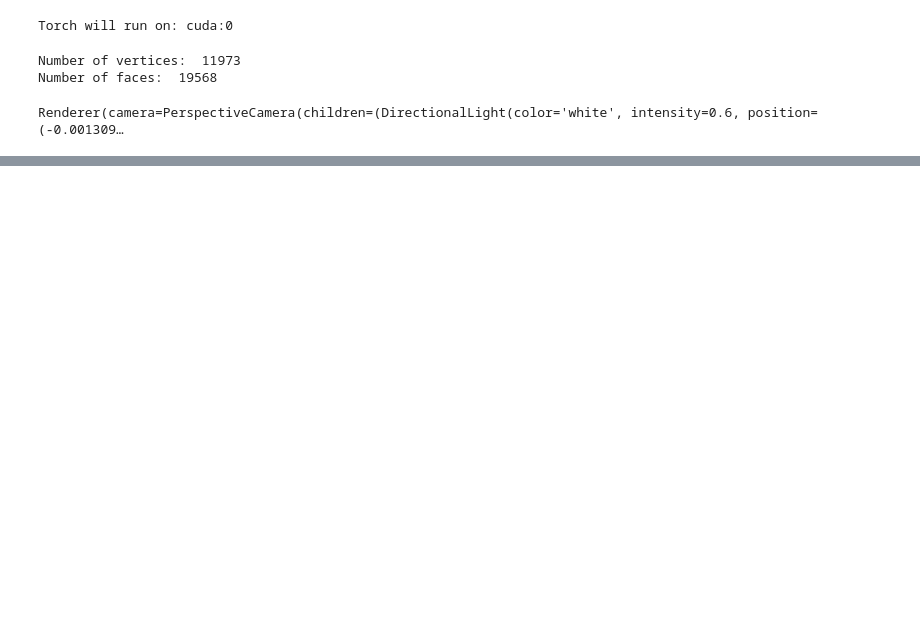
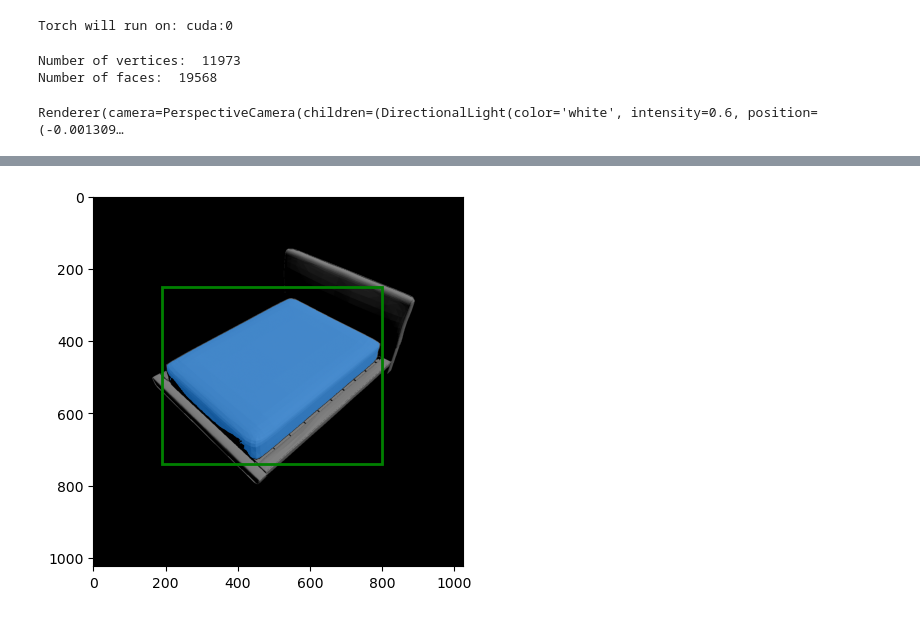
Before and after one commit to n-khalil/SATR-tests, a Jupyter notebook: test_renderer.ipynb, the cells around one changed output, grey strips where cells are left out. Drawn from its saved outputs; the diff is of its cells as text; code cells hidden in the pictures; blank space fills up the shorter version.

Commit message:
Include SAM in test_renderer.ipynb

```diff
--- a/test_renderer.ipynb
+++ b/test_renderer.ipynb
@@ -118,0 +118,42 @@ plt.show()
+# %%
+from SAM import SamPredictor, sam_model_registry
+sam = sam_model_registry["vit_h"](checkpoint="./SAM/MODEL/sam_vit_h_4b8939.pth")
+predictor = SamPredictor(sam)
+def show_mask(mask, ax, random_color=False):
+    if random_color:
+        color = np.concatenate([np.random.random(3), np.array([0.6])], axis=0)
+    else:
+        color = np.array([30/255, 144/255, 255/255, 0.6])
+    h, w = mask.shape[-2:]
+    mask_image = mask.reshape(h, w, 1) * color.reshape(1, 1, -1)
+    ax.imshow(mask_image)
+
+def show_points(coords, labels, ax, marker_size=375):
+    pos_points = coords[labels==1]
+    neg_points = coords[labels==0]
+    ax.scatter(pos_points[:, 0], pos_points[:, 1], color='green', marker='*', s=marker_size, edgecolor='white', linewidth=1.25)
+    ax.scatter(neg_points[:, 0], neg_points[:, 1], color='red', marker='*', s=marker_size, edgecolor='white', linewidth=1.25)
+
+def show_box(box, ax):
+    x0, y0 = box[0], box[1]
+    w, h = box[2] - box[0], box[3] - box[1]
+    ax.add_patch(plt.Rectangle((x0, y0), w, h, edgecolor='green', facecolor=(0,0,0,0), lw=2))
+# %%
+elev = torch.deg2rad(torch.tensor(45)).to(device)
+azim = torch.deg2rad(torch.tensor(45)).to(device)
+image = render_view(elev, azim, 4)
+predictor.set_image(image)
+input_box = np.array([190, 250, 800, 740])
+masks, _, _ = predictor.predict(
+    point_coords=None,
+    point_labels=None,
+    box=input_box[None, :],
+    multimask_output=True,
+)
+plt.figure()
+plt.imshow(image)
+show_box(input_box, plt.gca())
+show_mask(masks[0], plt.gca())
+plt.show()
+# %% [output]
+[figure, added]
```
Also changed, not shown: parts of 2 cells of this notebook, 1 other file.
